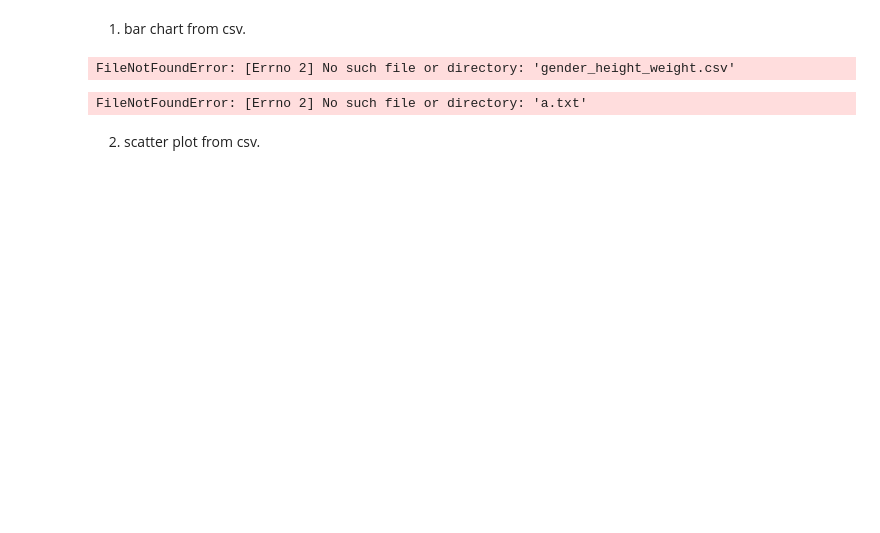
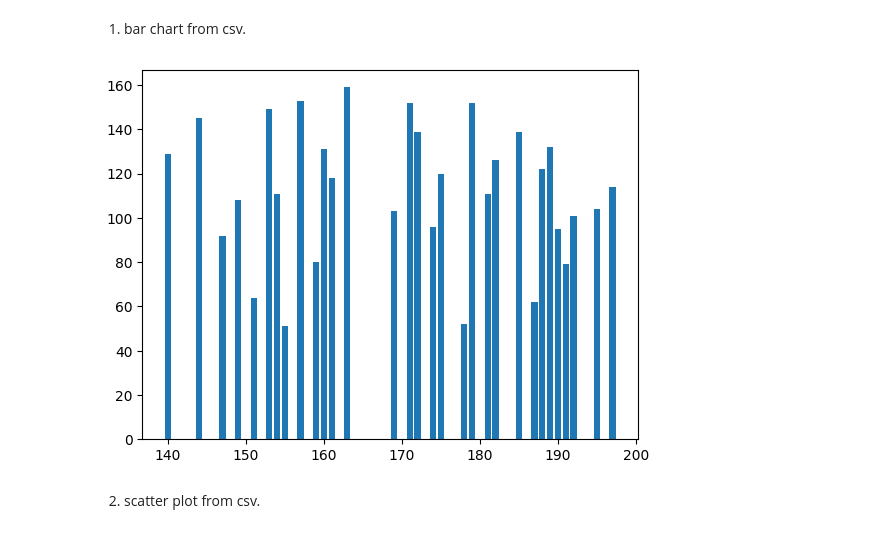
Before and after one commit to RanoshisDas/data-analysis-and-reporting-lab, a Jupyter notebook: assignment 8.ipynb, the cells around one changed output. Cells and saved outputs as stored; diff of their text form; code cells hidden in the pictures; blank space fills up the shorter version.

```diff
--- a/assignment 8.ipynb
+++ b/assignment 8.ipynb
@@ -3,18 +3,14 @@
 # %%
 import pandas as pd
 import matplotlib.pyplot as pt
 
-cv=pd.read_csv("gender_height_weight.csv")
+cv=pd.read_csv("https://raw.githubusercontent.com/RanoshisDas/data-analysis-and-reporting-lab/refs/heads/main/data.csv")
 h=cv["Height"]
 w=cv["Weight"]
 
-pt.sctter(h,w)
+pt.bar(h,w)
+pt.show()
 # %% [output]
-FileNotFoundError: [Errno 2] No such file or directory: 'gender_height_weight.csv'
+[figure, added]
-# %%
-with open('a.txt') as f:
-    print(f.read())
-# %% [output]
-FileNotFoundError: [Errno 2] No such file or directory: 'a.txt'
 # %% [markdown]
 2. scatter plot from csv.
```
Also changed, not shown: parts of 2 cells of this notebook, 1 other file.
